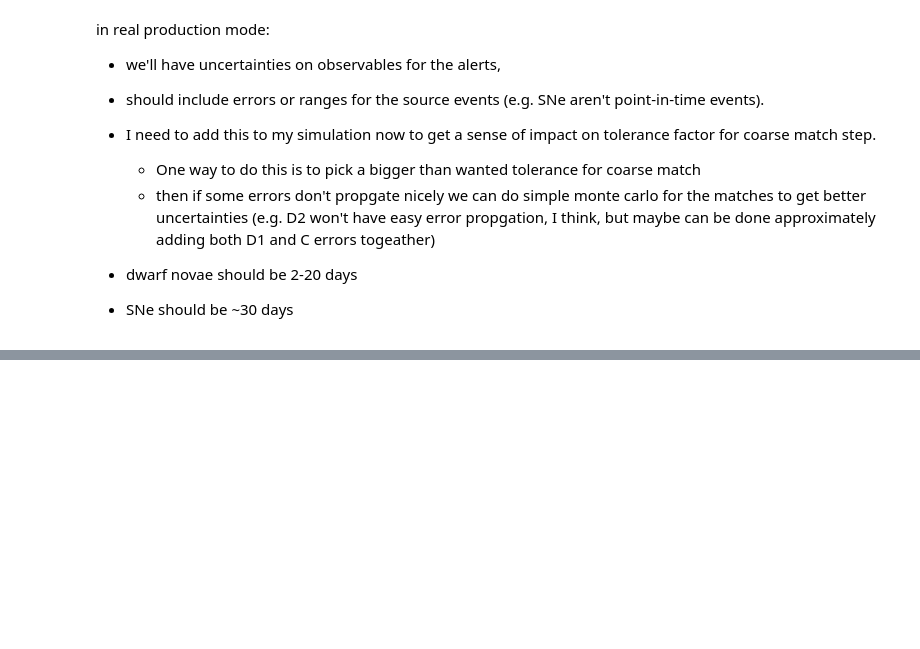
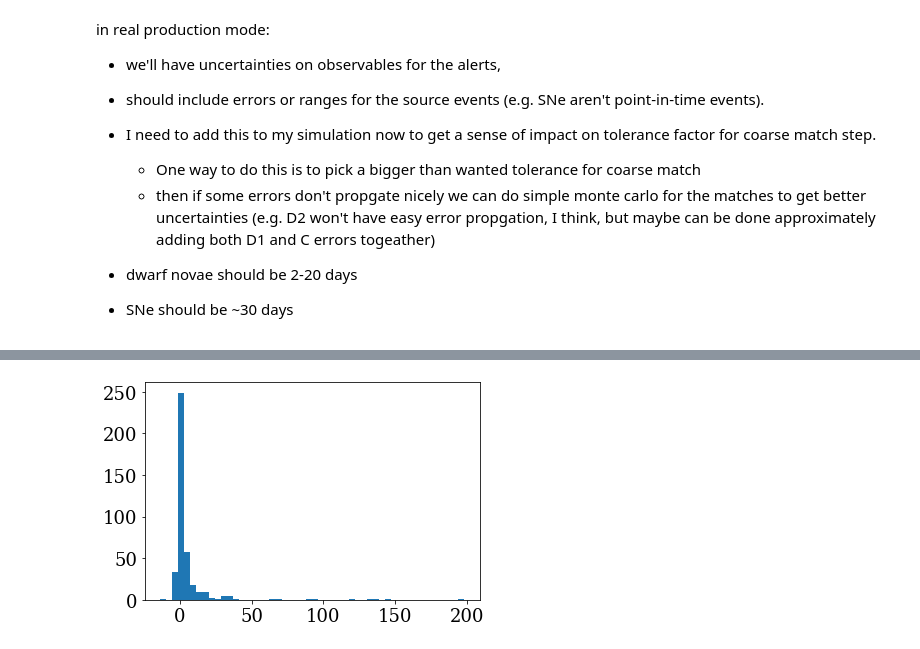
Before and after one commit to jradavenport/daen, a Jupyter notebook: code/workflow_outline.ipynb, the cells around one changed output, grey strips where cells are left out. Saved outputs shown, nothing was run; the diff lists cells and outputs as text; code cells hidden in the pictures; blank space fills up the shorter version.

```diff
--- a/code/workflow_outline.ipynb
+++ b/code/workflow_outline.ipynb
@@ -213,0 +250,4 @@ in real production mode:
+# %%
+_ = plt.hist(gdata0['parallax_over_error'],bins=50)
+# %% [output]
+[figure, added]
```
Also changed, not shown: parts of 10 cells of this notebook, 1 other file.
